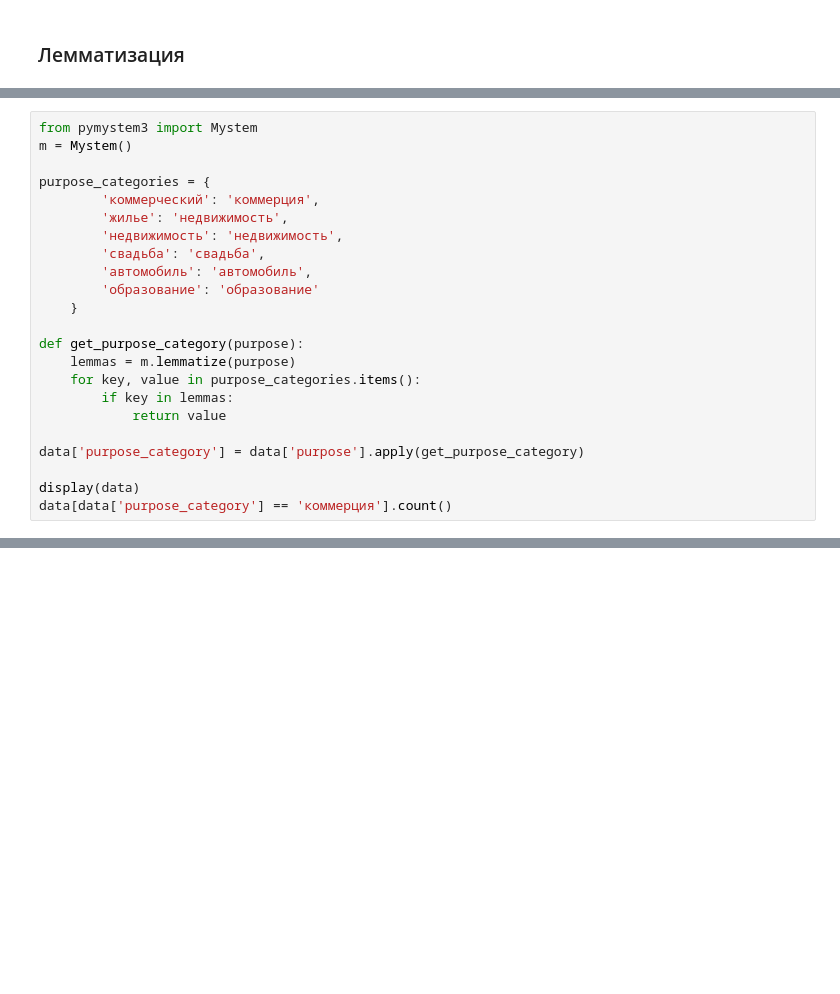
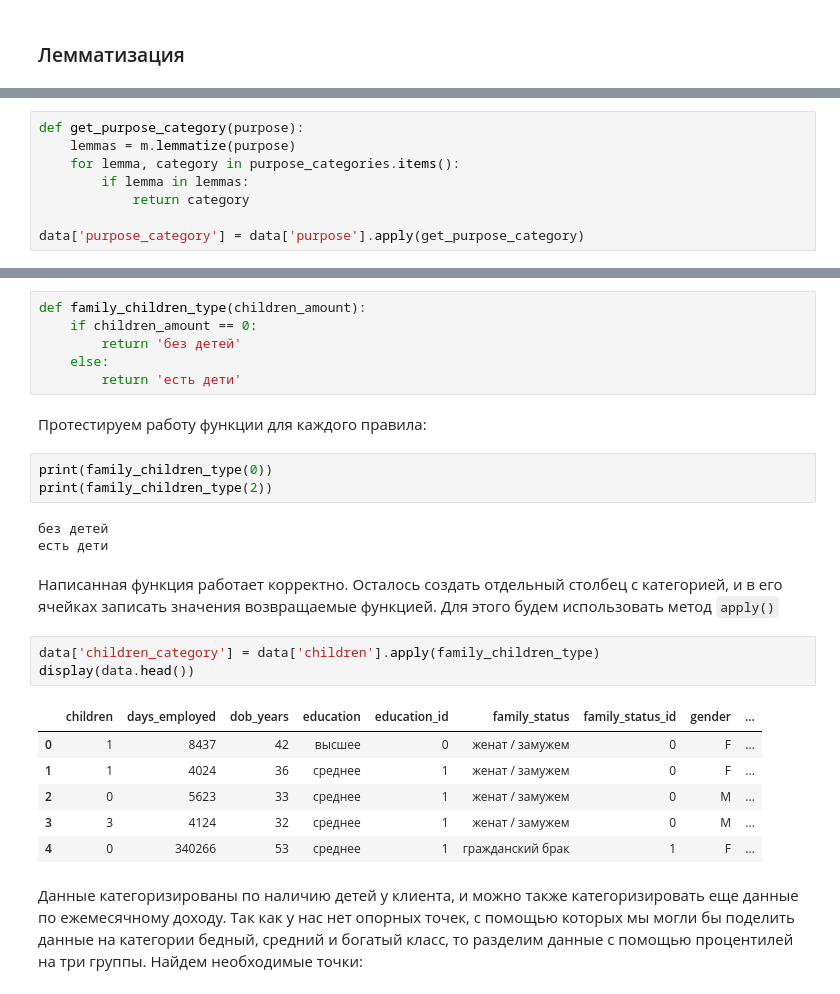
Before and after one commit to mariakyrychok/bank_credits, a Jupyter notebook: main.ipynb, the cells around one changed output, grey strips where cells are left out. Drawn from its saved outputs; the diff is of its cells as text; blank space fills up the shorter version.

```diff
--- a/main.ipynb
+++ b/main.ipynb
@@ -223,23 +310,8 @@ data.duplicated().sum()
 # %%
-from pymystem3 import Mystem
-m = Mystem()
-
-purpose_categories = {
-        'коммерческий': 'коммерция',
-        'жилье': 'недвижимость',
-        'недвижимость': 'недвижимость',
-        'свадьба': 'свадьба',
-        'автомобиль': 'автомобиль',
-        'образование': 'образование'
-    }
-
 def get_purpose_category(purpose):
     lemmas = m.lemmatize(purpose)
-    for key, value in purpose_categories.items():
-        if key in lemmas:
-            return value
+    for lemma, category in purpose_categories.items():
+        if lemma in lemmas:
+            return category
 
 data['purpose_category'] = data['purpose'].apply(get_purpose_category)
-
-display(data)
-data[data['purpose_category'] == 'коммерция'].count()
@@ -273,0 +329,28 @@ dtype: int64
+# %%
+def family_children_type(children_amount):
+    if children_amount == 0:
+        return 'без детей'
+    else:
+        return 'есть дети'
+# %% [markdown]
+Протестируем работу функции для каждого правила:
+# %%
+print(family_children_type(0))
+print(family_children_type(2))
+# %% [output]
+без детей
+есть дети
+# %% [markdown]
+Написанная функция работает корректно. Осталось создать отдельный столбец с категорией, и в его ячейках записать значения возвращаемые функцией. Для этого будем использовать метод `apply()`
+# %%
+data['children_category'] = data['children'].apply(family_children_type)
+display(data.head())
+# %% [output]
+|  | children | days_employed | dob_years | education | education_id | family_status | family_status_id | gender | ... |
+| 0 | 1 | 8437 | 42 | высшее | 0 | женат / замужем | 0 | F | ... |
+| 1 | 1 | 4024 | 36 | среднее | 1 | женат / замужем | 0 | F | ... |
+| 2 | 0 | 5623 | 33 | среднее | 1 | женат / замужем | 0 | M | ... |
+| 3 | 3 | 4124 | 32 | среднее | 1 | женат / замужем | 0 | M | ... |
+| 4 | 0 | 340266 | 53 | среднее | 1 | гражданский брак | 1 | F | ... |
+# %% [markdown]
+Данные категоризированы по наличию детей у клиента, и можно также категоризировать еще данные по ежемесячному доходу. Так как у нас нет опорных точек, с помощью которых мы могли бы поделить данные на категории бедный, средний и богатый класс, то разделим данные с помощью процентилей на три группы. Найдем необходимые точки:
```
Also changed, not shown: parts of 39 cells of this notebook.
